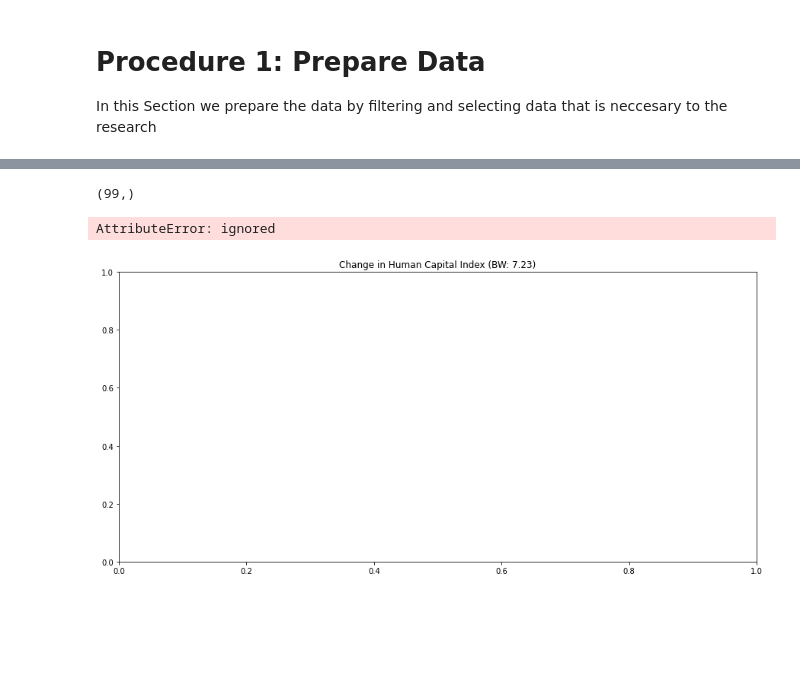
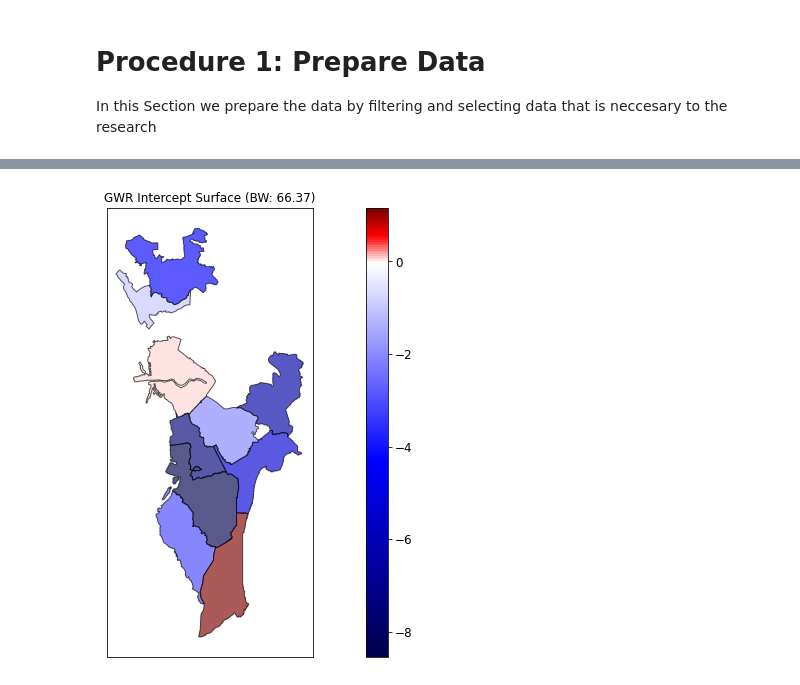
Before and after one commit to callmemark/Correlation-of-Night-Air-Temperature-and-light-pollution-in-major-cities-in-the-Philippines, a Jupyter notebook: Thesis_Proc.ipynb, the cells around one changed output, grey strips where cells are left out. Drawn from its saved outputs; the diff is of its cells as text; code cells hidden in the pictures; blank space fills up the shorter version.

```diff
--- a/Thesis_Proc.ipynb
+++ b/Thesis_Proc.ipynb
@@ -513,4 +476,4 @@ Name: Hello, dtype: int64
 # %%
-gwr_results.params[:,1].shape
+show_plot_by_res_index(gwr_results.params[:,1])
 # %% [output]
-(99,)
+[figure, added]
@@ -523,47 +479,0 @@ NCR_geopckg['gwr_x4'] = gwr_results.params[:4]
-# %%
-#Prep plot and add axis
-fig, ax = plt.subplots(nrows=1, ncols=1, figsize=(15,7))
-ax.set_title('Change in Human Capital Index (BW: ' + str(gwr_bw) +')', fontsize=12)
-
-#Set color map
-cmap = plt.cm.seismic
-
-#Find min and max values of the combined dataset
-gwr_min = res_val['gwr_x2'].min()
-gwr_max = res_val['gwr_x2'].max()
-vmin = np.min([gwr_min])
-vmax = np.max([gwr_max])
-
-#If all values are negative use the negative half of the colormap
-if (vmin < 0) & (vmax < 0):
-    cmap = truncate_colormap(cmap, 0.0, 0.5)
-#If all values are positive use the positive half of the colormap
-elif (vmin > 0) & (vmax > 0):
-    cmap = truncate_colormap(cmap, 0.5, 1.0)
-#Otherwise, there are positive and negative values so the colormap so zero is the midpoint
-else:
-    cmap = shift_colormap(cmap, start=0.0, midpoint=1 - vmax/(vmax + abs(vmin)), stop=1.)
-
-#Create scalar mappable for colorbar and stretch colormap across range of data values
-sm = plt.cm.ScalarMappable(cmap=cmap, norm=plt.Normalize(vmin=vmin, vmax=vmax))
-
-#Plot GWR parameters
-res_val.plot('gwr_x2', cmap=sm.cmap, ax=ax, vmin=vmin, vmax=vmax, **{'edgecolor':'black', 'alpha':.65})
-#If there are insignificnt parameters plot gray polygons over them
-if (gwr_filtered_t[:,1] == 0).any():
-    res_val[gwr_filtered_t[:,1] == 0].plot(color='lightgrey', ax=ax, **{'edgecolor':'black'})
-
-#Set figure options and plot
-fig.tight_layout()
-sm._A = []
-cbar = fig.colorbar(sm)
-cbar.ax.tick_params(labelsize=12)
-ax.get_xaxis().set_visible(False)
-ax.get_yaxis().set_visible(False)
-plt.show()
-
-# Negative - west and north sumatra (part of riau)
-#strong - south sumatra
-# %% [output]
-AttributeError: ignored
-[figure, removed]
```
Also changed, not shown: parts of 32 cells of this notebook.
